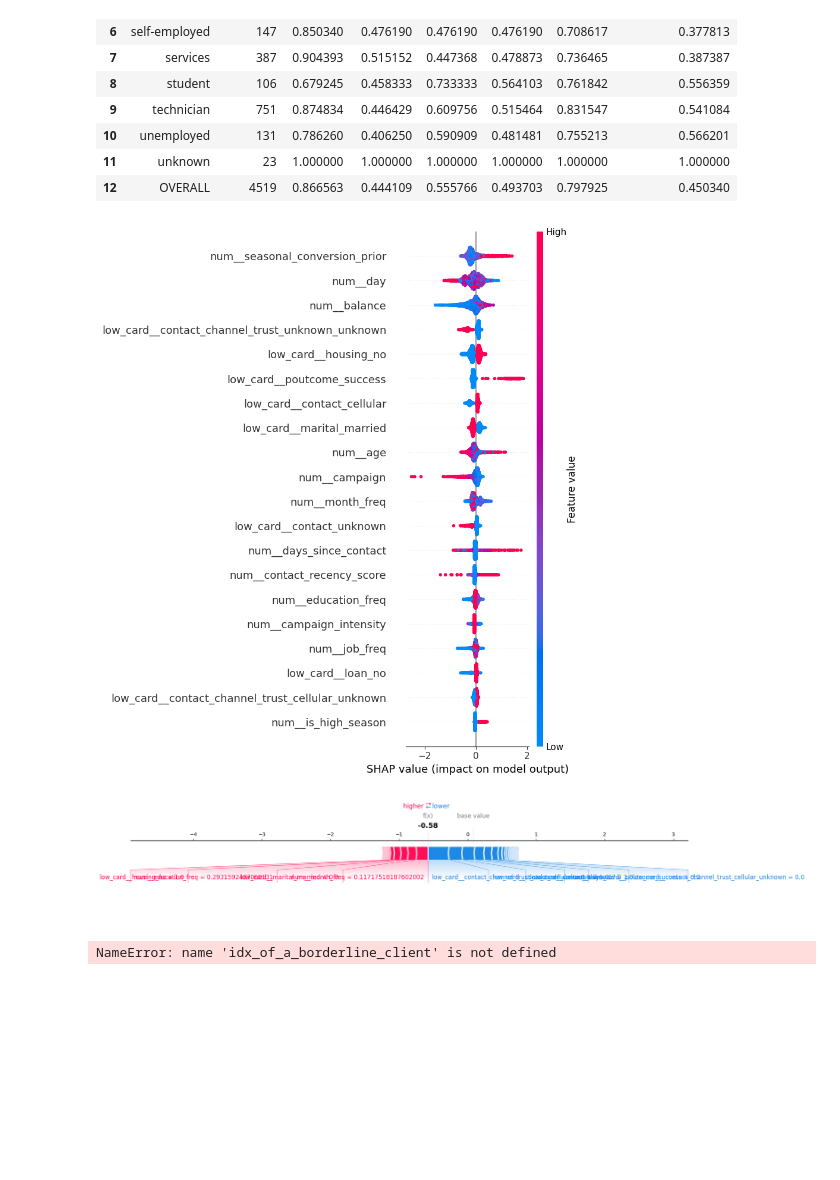
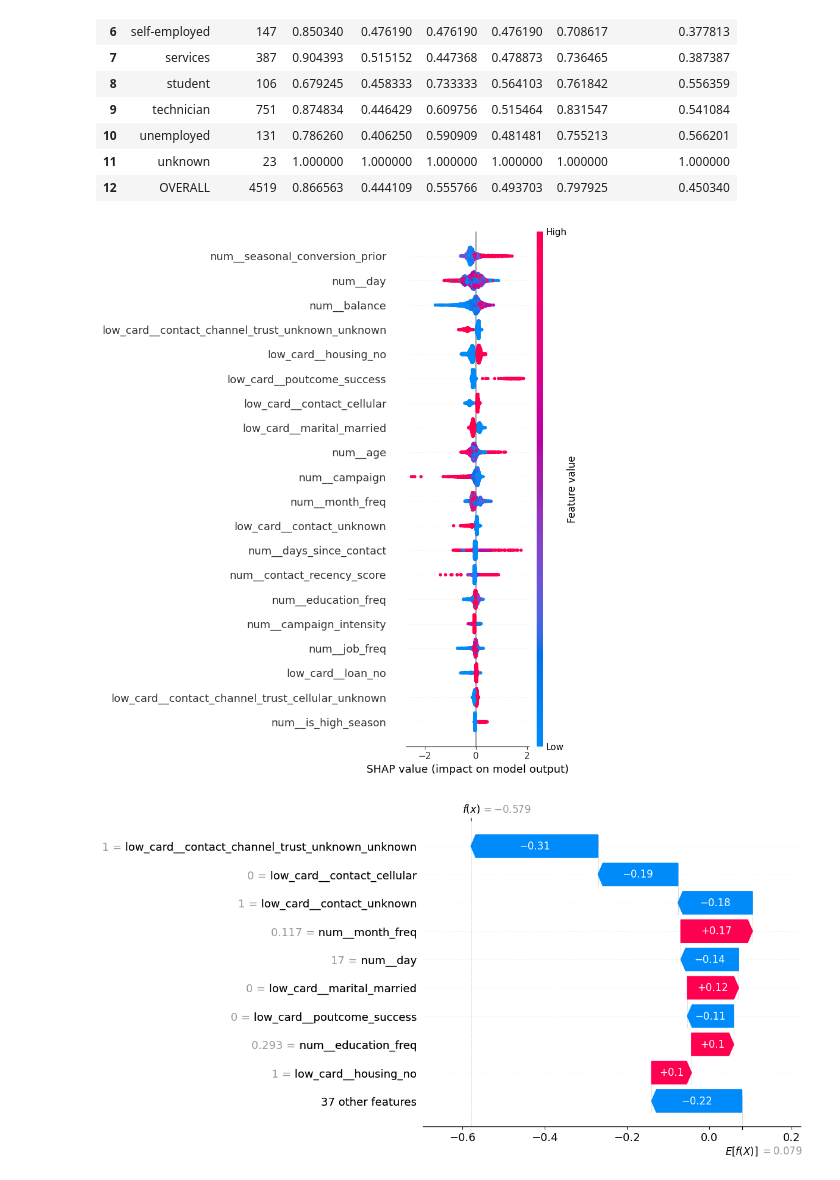
Before and after one commit to goyumsamuditha/Q1_Bank_Marketing, a Jupyter notebook: notebooks/model_experiments.ipynb, the cells around one changed output. Cells and saved outputs as stored; diff of their text form; code cells hidden in the pictures; blank space fills up the shorter version.

```diff
--- a/notebooks/model_experiments.ipynb
+++ b/notebooks/model_experiments.ipynb
@@ -163,36 +163,38 @@ job_performance_df
 | 11 | unknown | 23 | 1.000000 | 1.000000 | 1.000000 | 1.000000 | 1.000000 | 1.000000 |
 | 12 | OVERALL | 4519 | 0.866563 | 0.444109 | 0.555766 | 0.493703 | 0.797925 | 0.450340 |
 # %%
-
 import shap, pandas as pd, numpy as np
 
 preprocessor = best_result['pipeline'].named_steps['preprocessor']
 classifier = best_result['pipeline'].named_steps['classifier']
 feature_names = list(preprocessor.get_feature_names_out())
 
 X_test_transformed = pd.DataFrame(
     preprocessor.transform(test_encoders[all_model_features]), columns=feature_names
 )
 
-# Summary plot
 shap_values = shap.TreeExplainer(classifier)(X_test_transformed)
 shap.summary_plot(shap_values, X_test_transformed)
 
-# Force plot for two individual clients
-shap.plots.force(shap_values[0], matplotlib=True)
-shap.plots.force(shap_values[idx_of_a_borderline_client], matplotlib=True)  # reuse the idx from your threshold-tuning cell
+borderline_idx = int(np.argmin(np.abs(y_proba - thresholds_df['threshold'])))
+shap.plots.waterfall(shap_values[0])
+shap.plots.waterfall(shap_values[borderline_idx])
 
-# Interaction heatmap (sample for speed — this is O(features²))
 import seaborn as sns
+import matplotlib.pyplot as plt
 sample = X_test_transformed.sample(200, random_state=42)
 interactions = shap.TreeExplainer(classifier).shap_interaction_values(sample)
 mean_abs = np.abs(shap_values.values).mean(axis=0)
 top10_idx = np.argsort(-mean_abs)[:10]
 top10_names = [feature_names[i] for i in top10_idx]
 heat = np.abs(interactions).mean(axis=0)[np.ix_(top10_idx, top10_idx)]
+plt.figure(figsize=(9, 8))
 sns.heatmap(heat, xticklabels=top10_names, yticklabels=top10_names, cmap='Reds')
-plt.title('SHAP interaction strength (top 10 features)'); plt.tight_layout(); plt.show()
+plt.xticks(rotation=45, ha='right')
+plt.yticks(rotation=0)
+plt.title('SHAP interaction strength (top 10 features)')
+plt.tight_layout()
+plt.show()
 # %% [output]
-[figure, old version]
+[figure, new version]
-[figure, old version]
+[figure, new version]
-NameError: name 'idx_of_a_borderline_client' is not defined
```
Also changed, not shown: parts of 3 cells of this notebook.
